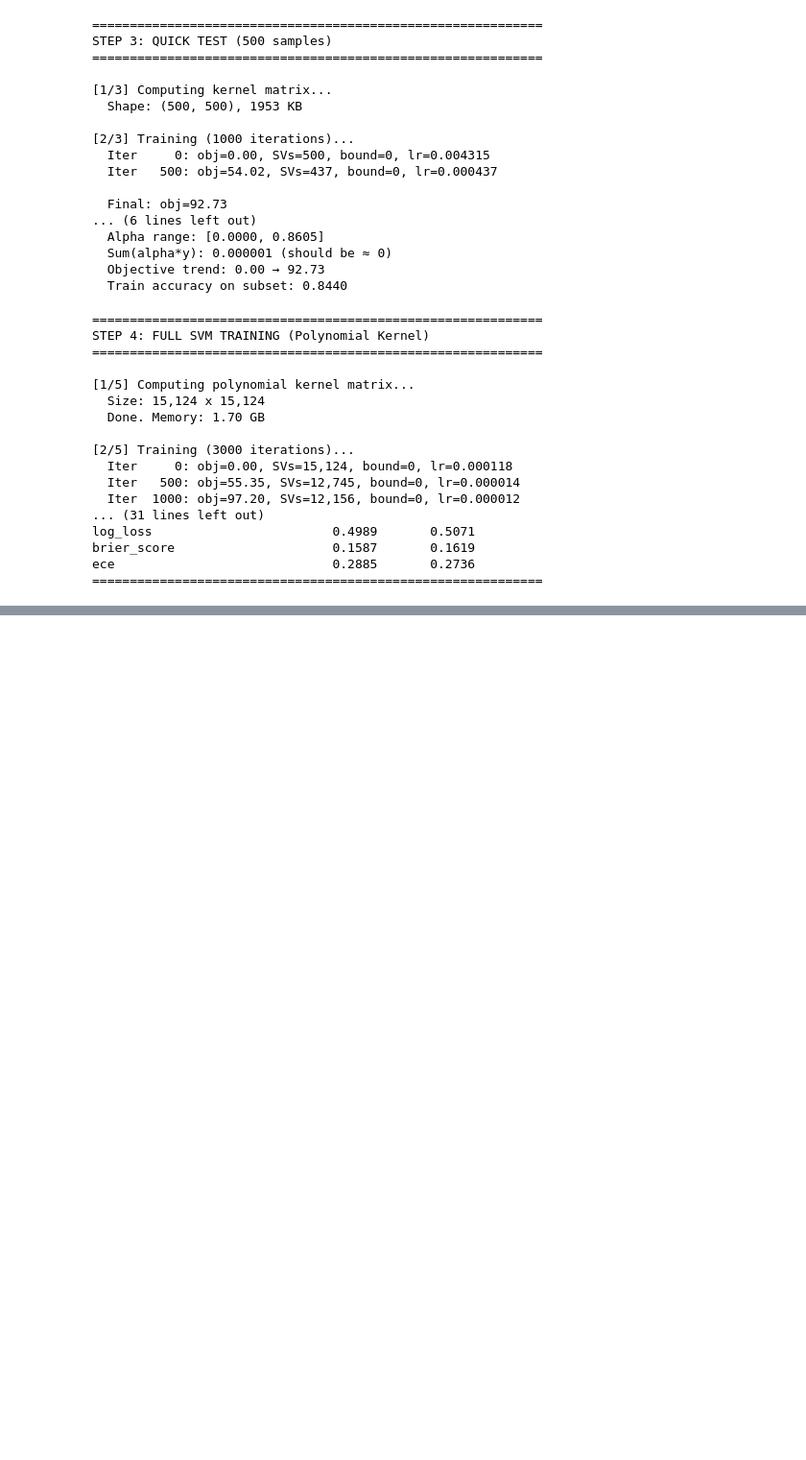
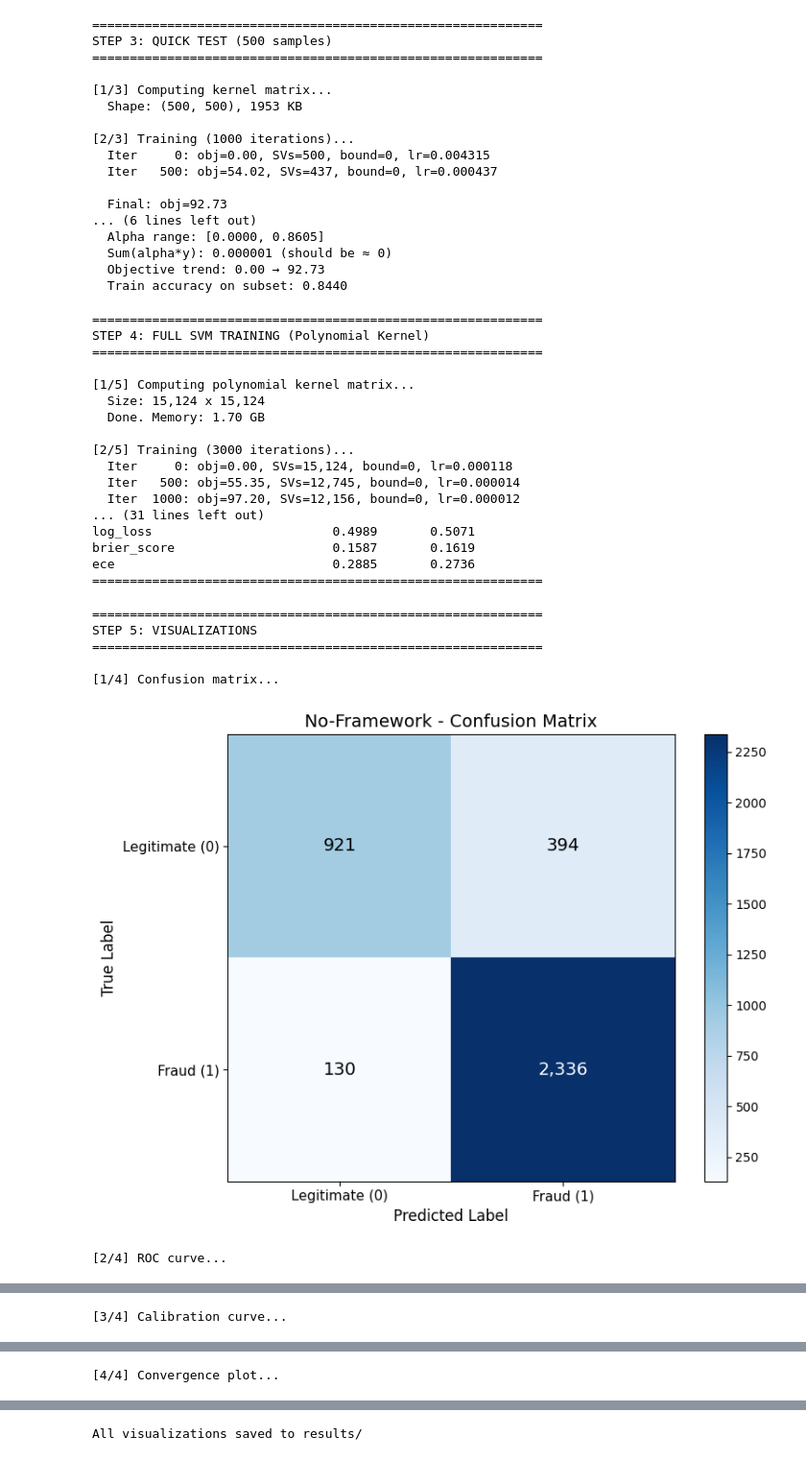
Before and after one commit to GoudyMT/ml-framework-comparison, a Jupyter notebook: No-Framework/07-svm/pipeline.ipynb, the cells around one changed output, grey strips where cells are left out. Shown at 96% size. Drawn from its saved outputs; the diff is of its cells as text; code cells hidden in the pictures; blank space fills up the shorter version.

Commit message:
new: SVM - imports, kernel functions, dual gradient descent + predict, test, train full SVM + evaluate, visuals

```diff
--- a/No-Framework/07-svm/pipeline.ipynb
+++ b/No-Framework/07-svm/pipeline.ipynb
@@ -480,3 +481,41 @@ log_loss                        0.4989       0.5071
 brier_score                     0.1587       0.1619
 ece                             0.2885       0.2736
 ============================================================
+# %%
+# Step 5: Visualizations
+
+print("=" * 60)
+print("STEP 5: VISUALIZATIONS")
+print("=" * 60)
+
+# 1. Confusion Matrix
+print("\n[1/4] Confusion matrix...")
+plot_confusion_matrix(y_test, preds_std, FRAMEWORK,
+                      save_path=f"{RESULTS_DIR}/confusion_matrix.png")
+
+# 2. ROC Curve
+print("[2/4] ROC curve...")
+plot_roc_curve(y_test, probas, FRAMEWORK,
+               save_path=f"{RESULTS_DIR}/roc_curve.png")
+
+# 3. Calibration Curve
+print("[3/4] Calibration curve...")
+plot_calibration_curve(y_test, probas, FRAMEWORK,
+                       save_path=f"{RESULTS_DIR}/calibration_curve.png")
+
+# 4. Convergence Plot (dual objective over training iterations)
+# Since we use gradient ascent on the dual (not SMO), we can track
+# how the objective climbs toward the optimum each iteration
+print("[4/4] Convergence plot...")
+plot_svm_convergence(obj_history, FRAMEWORK,
+                     save_path=f"{RESULTS_DIR}/svm_convergence.png")
+
+print("\nAll visualizations saved to results/")
+# %% [output]
+============================================================
+STEP 5: VISUALIZATIONS
+============================================================
+
+[1/4] Confusion matrix...
+[figure, added]
+[2/4] ROC curve...
@@ -482,0 +523 @@ ece                             0.2885       0.2736
+[3/4] Calibration curve...
@@ -482,0 +525 @@ ece                             0.2885       0.2736
+[4/4] Convergence plot...
@@ -482,0 +527 @@ ece                             0.2885       0.2736
+All visualizations saved to results/
```
Also changed, not shown: parts of 2 cells of this notebook, 4 other files.
